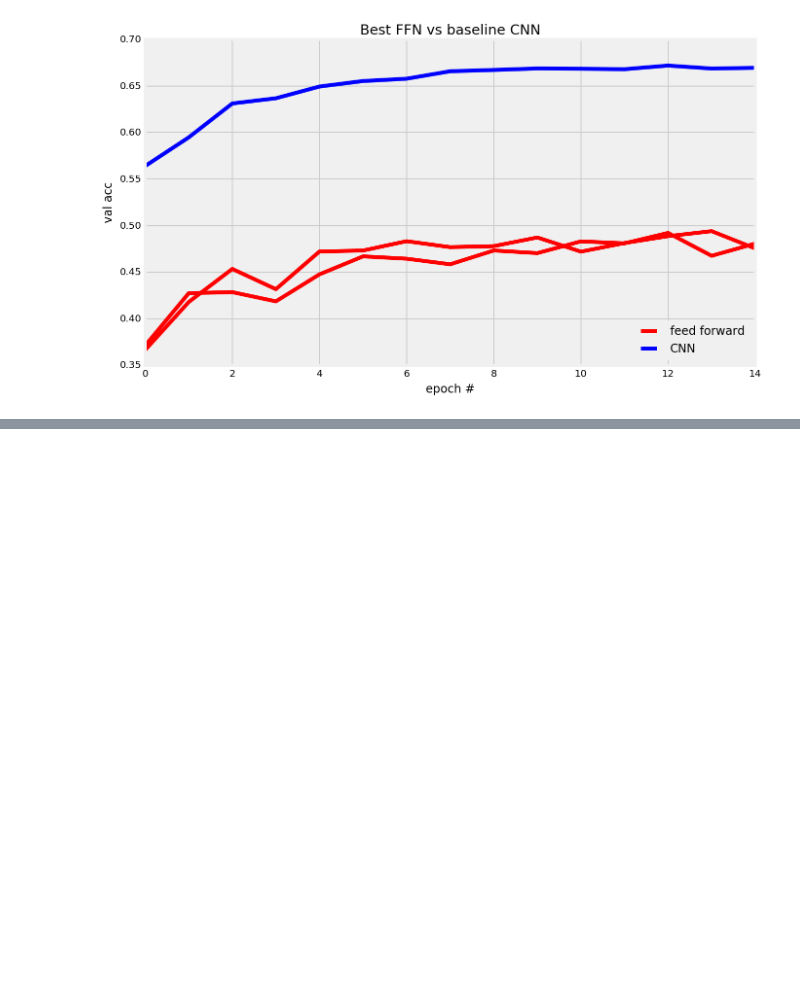
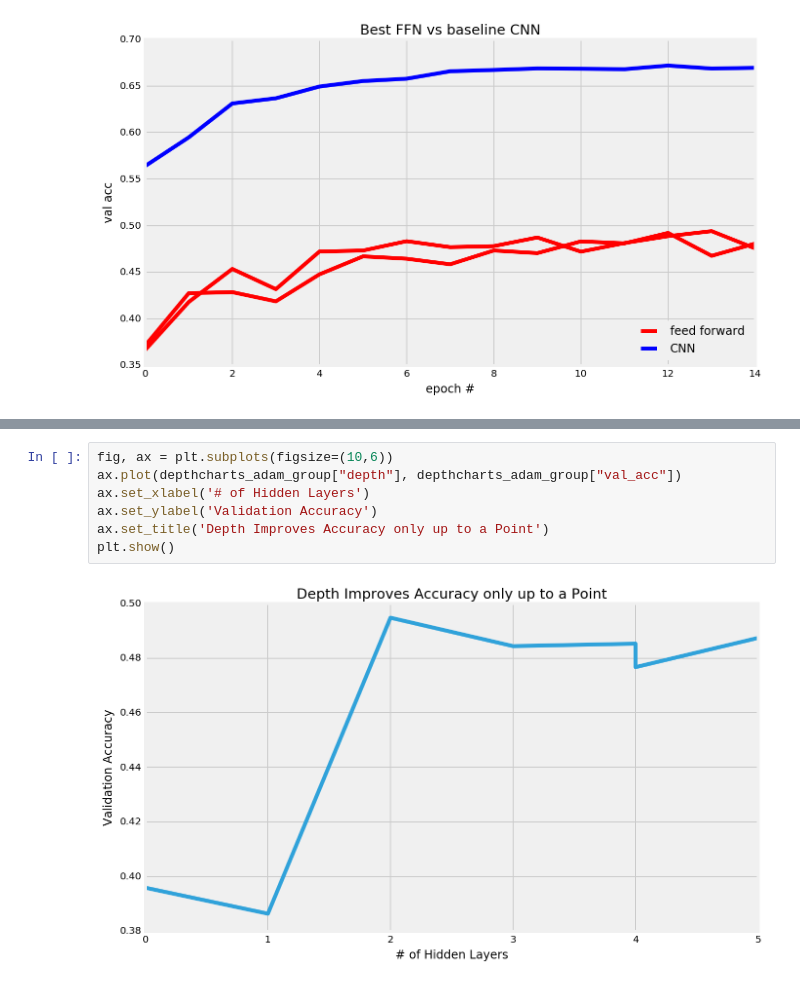
Before and after one commit to gusostow/cifar-capstone, a Jupyter notebook: notebooks/ffn plots.ipynb, the cells around one changed output, grey strips where cells are left out. Drawn from its saved outputs; the diff is of its cells as text; blank space fills up the shorter version.

```diff
--- a/notebooks/ffn plots.ipynb
+++ b/notebooks/ffn plots.ipynb
@@ -293,0 +263,9 @@ cache = {0:0,
+# %%
+fig, ax = plt.subplots(figsize=(10,6))
+ax.plot(depthcharts_adam_group["depth"], depthcharts_adam_group["val_acc"])
+ax.set_xlabel('# of Hidden Layers')
+ax.set_ylabel('Validation Accuracy')
+ax.set_title('Depth Improves Accuracy only up to a Point')
+plt.show()
+# %% [output]
+[figure, added]
```
Also changed, not shown: parts of 12 cells of this notebook, 15 other files.
